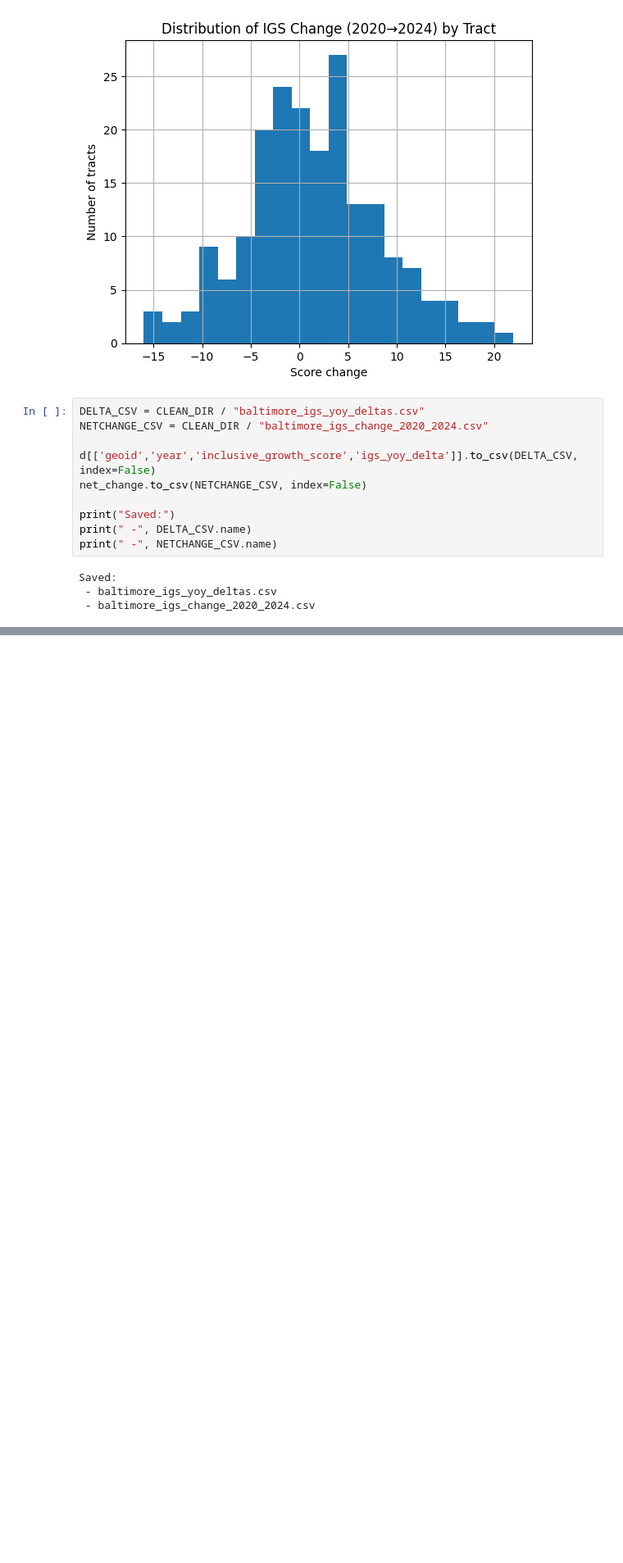
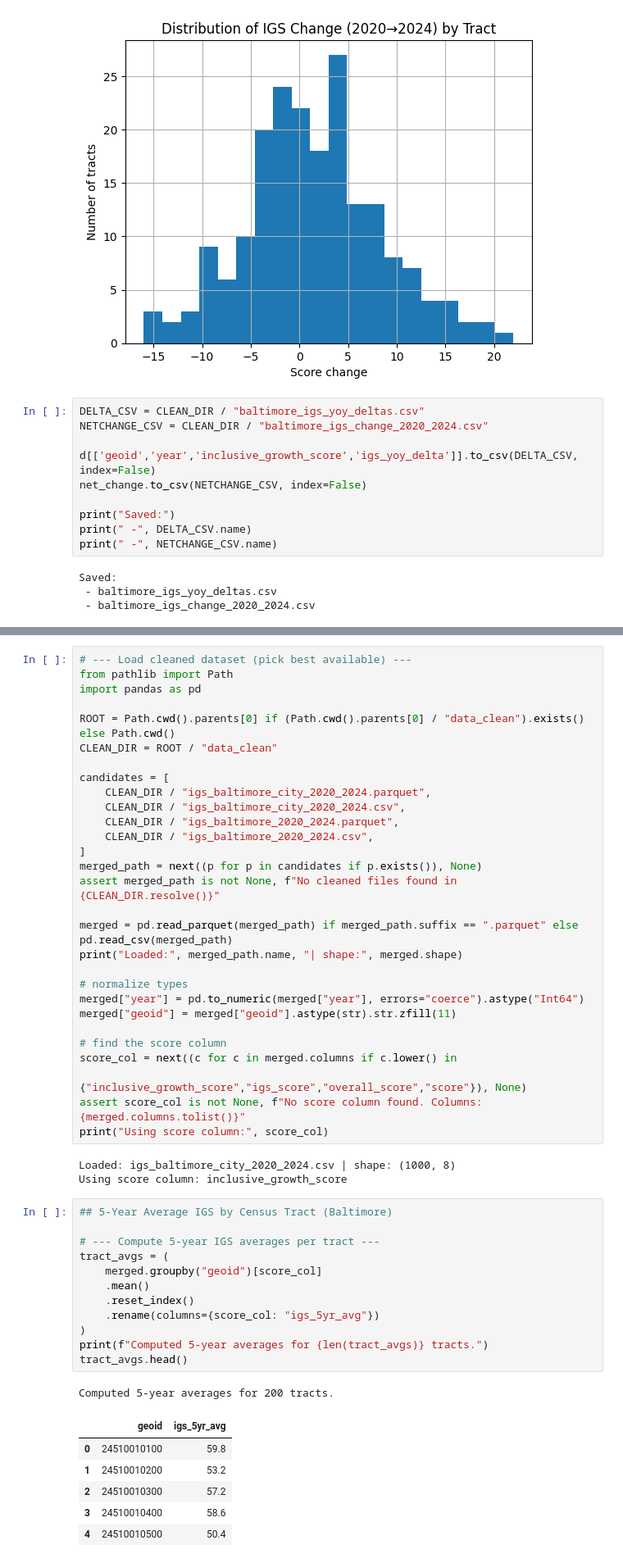
Before and after one commit to sparkcrafted/igs-analysis-baltimore, a Jupyter notebook: notebooks/02_trend_analysis.ipynb, the cells around one changed output, grey strips where cells are left out. Shown at 82% size. Cells and saved outputs as stored; diff of their text form; blank space fills up the shorter version.

```diff
--- a/notebooks/02_trend_analysis.ipynb
+++ b/notebooks/02_trend_analysis.ipynb
@@ -164,0 +178,52 @@ Saved:
+# %%
+# --- Load cleaned dataset (pick best available) ---
+from pathlib import Path
+import pandas as pd
+
+ROOT = Path.cwd().parents[0] if (Path.cwd().parents[0] / "data_clean").exists() else Path.cwd()
+CLEAN_DIR = ROOT / "data_clean"
+
+candidates = [
+    CLEAN_DIR / "igs_baltimore_city_2020_2024.parquet",
+    CLEAN_DIR / "igs_baltimore_city_2020_2024.csv",
+    CLEAN_DIR / "igs_baltimore_2020_2024.parquet",
+    CLEAN_DIR / "igs_baltimore_2020_2024.csv",
+]
+merged_path = next((p for p in candidates if p.exists()), None)
+assert merged_path is not None, f"No cleaned files found in {CLEAN_DIR.resolve()}"
+
+merged = pd.read_parquet(merged_path) if merged_path.suffix == ".parquet" else pd.read_csv(merged_path)
+print("Loaded:", merged_path.name, "| shape:", merged.shape)
+
+# normalize types
+merged["year"] = pd.to_numeric(merged["year"], errors="coerce").astype("Int64")
+merged["geoid"] = merged["geoid"].astype(str).str.zfill(11)
+
+# find the score column
+score_col = next((c for c in merged.columns if c.lower() in
+                  {"inclusive_growth_score","igs_score","overall_score","score"}), None)
+assert score_col is not None, f"No score column found. Columns: {merged.columns.tolist()}"
+print("Using score column:", score_col)
+# %% [output]
+Loaded: igs_baltimore_city_2020_2024.csv | shape: (1000, 8)
+Using score column: inclusive_growth_score
+# %%
+## 5-Year Average IGS by Census Tract (Baltimore)
+
+# --- Compute 5-year IGS averages per tract ---
+tract_avgs = (
+    merged.groupby("geoid")[score_col]
+    .mean()
+    .reset_index()
+    .rename(columns={score_col: "igs_5yr_avg"})
+)
+print(f"Computed 5-year averages for {len(tract_avgs)} tracts.")
+tract_avgs.head()
+# %% [output]
+Computed 5-year averages for 200 tracts.
+|  | geoid | igs_5yr_avg |
+| 0 | 24510010100 | 59.8 |
+| 1 | 24510010200 | 53.2 |
+| 2 | 24510010300 | 57.2 |
+| 3 | 24510010400 | 58.6 |
+| 4 | 24510010500 | 50.4 |
```
Also changed, not shown: parts of 4 cells of this notebook, 20 other files.
